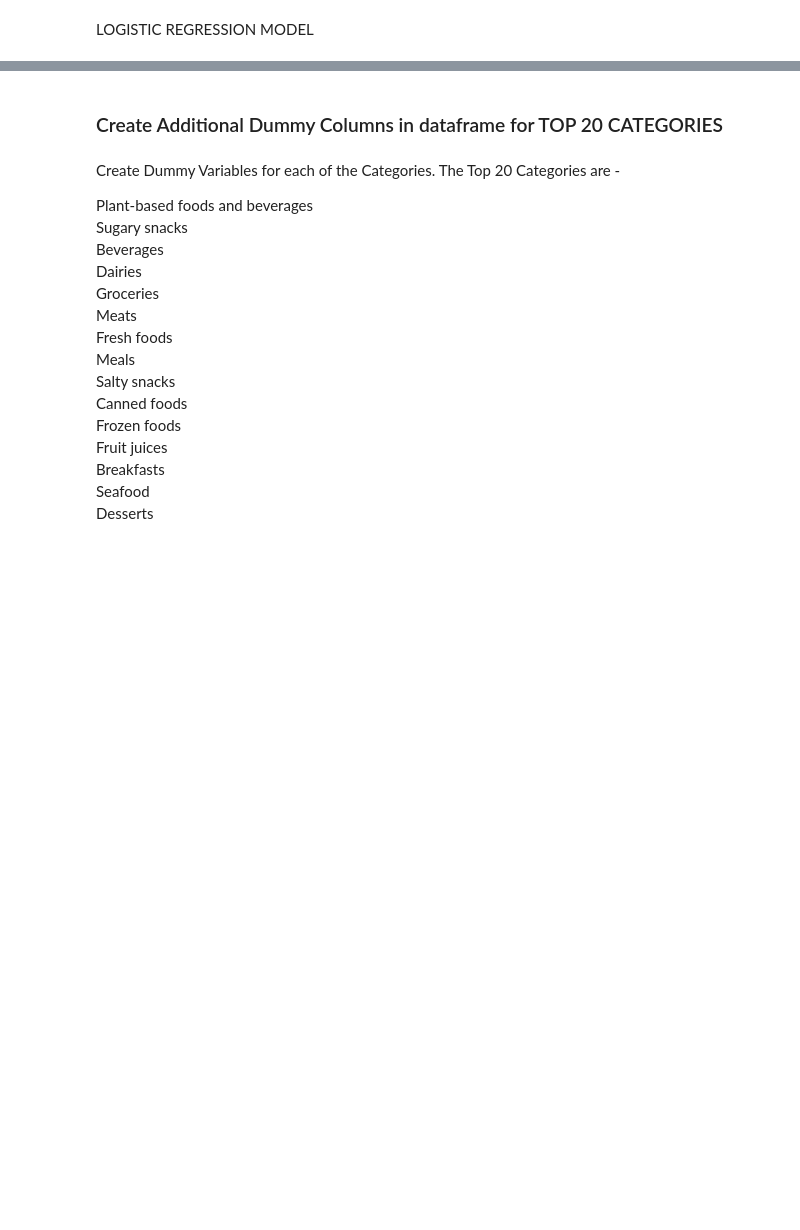
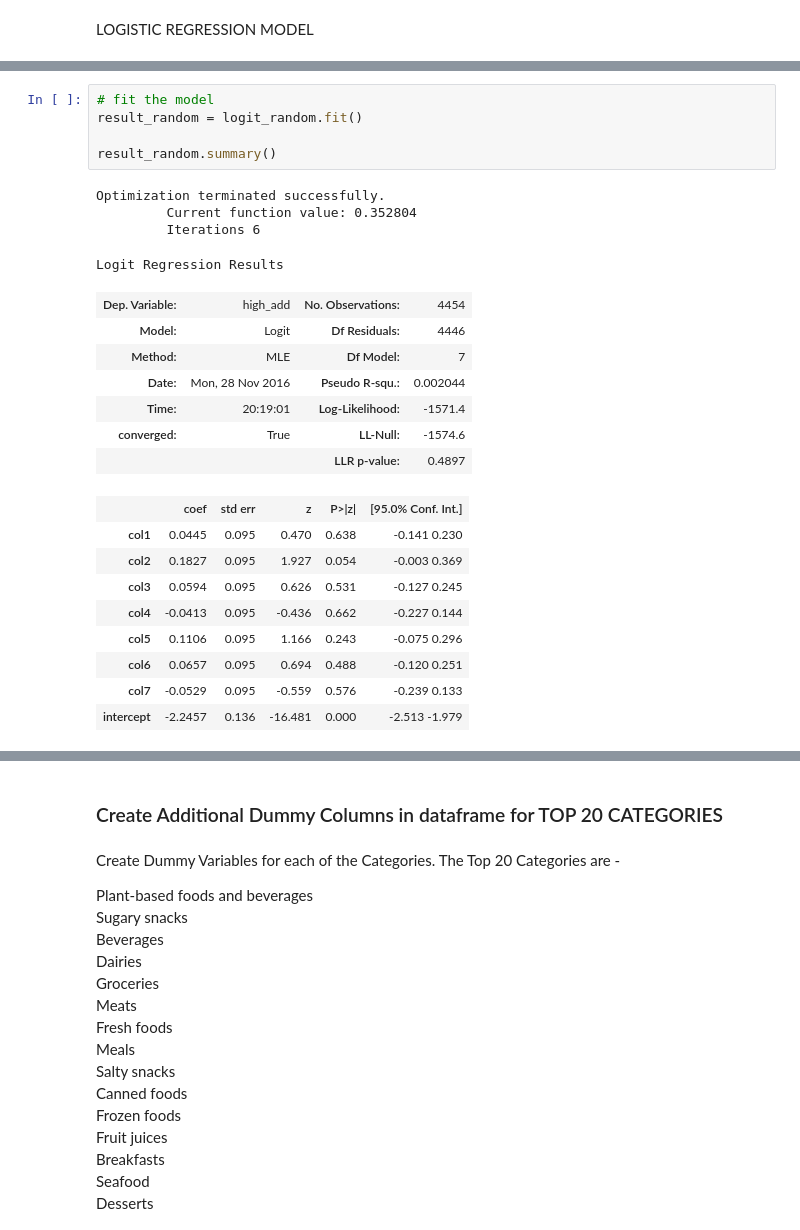
Before and after one commit to srik1280/Springboard-Exercise, a Jupyter notebook: Capstone-Project/Part2.ipynb, the cells around one changed output, grey strips where cells are left out. Saved outputs shown, nothing was run; the diff lists cells and outputs as text; blank space fills up the shorter version.

```diff
--- a/Capstone-Project/Part2.ipynb
+++ b/Capstone-Project/Part2.ipynb
@@ -582,0 +618,26 @@ dtype: float64
+# %%
+# fit the model
+result_random = logit_random.fit()
+
+result_random.summary()
+# %% [output]
+Optimization terminated successfully.
+         Current function value: 0.352804
+         Iterations 6
+Logit Regression Results
+| Dep. Variable: | high_add | No. Observations: | 4454 |
+| Model: | Logit | Df Residuals: | 4446 |
+| Method: | MLE | Df Model: | 7 |
+| Date: | Mon, 28 Nov 2016 | Pseudo R-squ.: | 0.002044 |
+| Time: | 20:19:01 | Log-Likelihood: | -1571.4 |
+| converged: | True | LL-Null: | -1574.6 |
+|  |  | LLR p-value: | 0.4897 |
+|  | coef | std err | z | P>|z| | [95.0% Conf. Int.] |
+| col1 | 0.0445 | 0.095 | 0.470 | 0.638 | -0.141 0.230 |
+| col2 | 0.1827 | 0.095 | 1.927 | 0.054 | -0.003 0.369 |
+| col3 | 0.0594 | 0.095 | 0.626 | 0.531 | -0.127 0.245 |
+| col4 | -0.0413 | 0.095 | -0.436 | 0.662 | -0.227 0.144 |
+| col5 | 0.1106 | 0.095 | 1.166 | 0.243 | -0.075 0.296 |
+| col6 | 0.0657 | 0.095 | 0.694 | 0.488 | -0.120 0.251 |
+| col7 | -0.0529 | 0.095 | -0.559 | 0.576 | -0.239 0.133 |
+| intercept | -2.2457 | 0.136 | -16.481 | 0.000 | -2.513 -1.979 |
```
Also changed, not shown: parts of 42 cells of this notebook.
